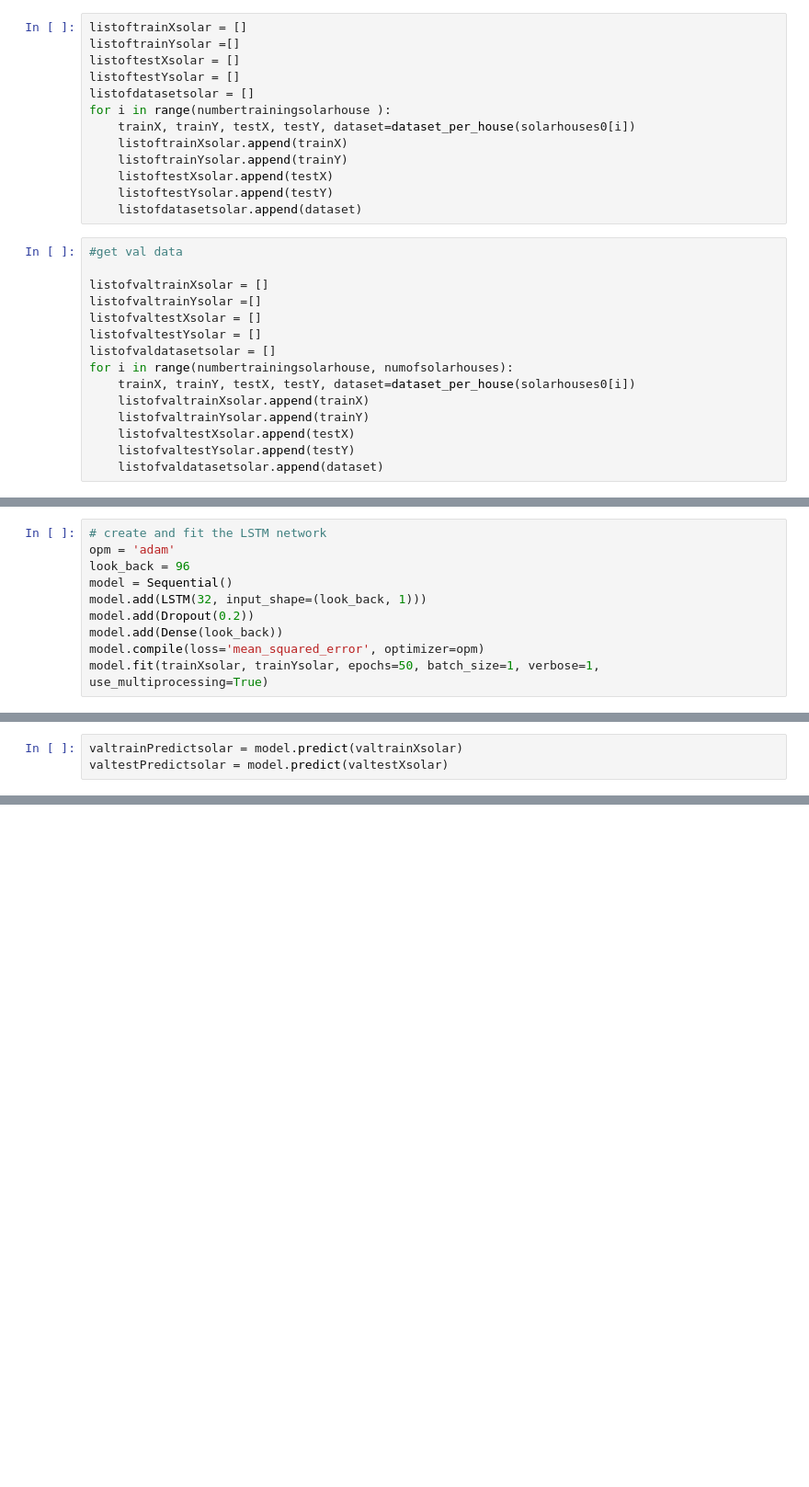
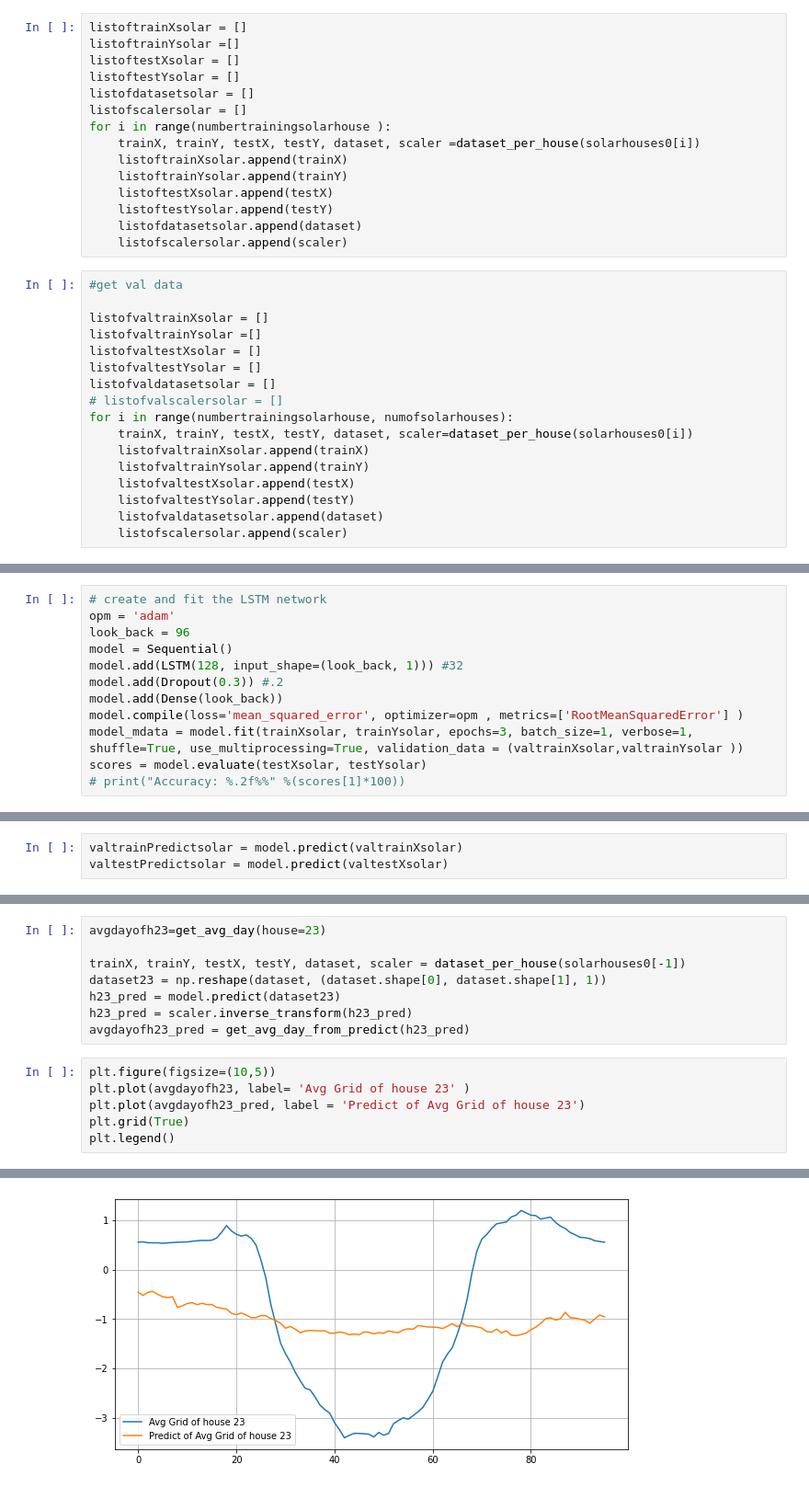
Before and after one commit to Natemen96/ECEMasterProject, a Jupyter notebook: notebooks/LSTM_per_cluster.ipynb, the cells around one changed output, grey strips where cells are left out. Shown at 92% size. Cells and saved outputs as stored; diff of their text form; blank space fills up the shorter version.

Commit message:
Uploaded Better Solar model and LSTM notebook for Solar Houses

```diff
--- a/notebooks/LSTM_per_cluster.ipynb
+++ b/notebooks/LSTM_per_cluster.ipynb
@@ -135,13 +160,15 @@ listoftrainYsolar =[]
 listoftestXsolar = []
 listoftestYsolar = []
 listofdatasetsolar = []
+listofscalersolar = []
 for i in range(numbertrainingsolarhouse ):
-    trainX, trainY, testX, testY, dataset=dataset_per_house(solarhouses0[i])
+    trainX, trainY, testX, testY, dataset, scaler =dataset_per_house(solarhouses0[i])
     listoftrainXsolar.append(trainX)
     listoftrainYsolar.append(trainY)
     listoftestXsolar.append(testX)
     listoftestYsolar.append(testY)
     listofdatasetsolar.append(dataset)
+    listofscalersolar.append(scaler)
 # %%
 #get val data
 
@@ -150,12 +177,14 @@ listofvaltrainYsolar =[]
 listofvaltestXsolar = []
 listofvaltestYsolar = []
 listofvaldatasetsolar = []
+# listofvalscalersolar = []
 for i in range(numbertrainingsolarhouse, numofsolarhouses):
-    trainX, trainY, testX, testY, dataset=dataset_per_house(solarhouses0[i])
+    trainX, trainY, testX, testY, dataset, scaler=dataset_per_house(solarhouses0[i])
     listofvaltrainXsolar.append(trainX)
     listofvaltrainYsolar.append(trainY)
     listofvaltestXsolar.append(testX)
     listofvaltestYsolar.append(testY)
     listofvaldatasetsolar.append(dataset)
+    listofscalersolar.append(scaler)
 # %%
 trainY.shape
@@ -223,9 +271,11 @@ datasetsolar.shape
 opm = 'adam'
 look_back = 96
 model = Sequential()
-model.add(LSTM(32, input_shape=(look_back, 1)))
-model.add(Dropout(0.2))
+model.add(LSTM(128, input_shape=(look_back, 1))) #32
+model.add(Dropout(0.3)) #.2
 model.add(Dense(look_back))
-model.compile(loss='mean_squared_error', optimizer=opm)
-model.fit(trainXsolar, trainYsolar, epochs=50, batch_size=1, verbose=1, use_multiprocessing=True)
+model.compile(loss='mean_squared_error', optimizer=opm , metrics=['RootMeanSquaredError'] )
+model_mdata = model.fit(trainXsolar, trainYsolar, epochs=3, batch_size=1, verbose=1, shuffle=True, use_multiprocessing=True, validation_data = (valtrainXsolar,valtrainYsolar ))
+scores = model.evaluate(testXsolar, testYsolar)
+# print("Accuracy: %.2f%%" %(scores[1]*100))
 # %% [output]
@@ -276,0 +427,15 @@ model.save(f'../models/LSTM_solar/solar_house_model_{testscore}_{opm}.h5')
+# %%
+avgdayofh23=get_avg_day(house=23)
+
+trainX, trainY, testX, testY, dataset, scaler = dataset_per_house(solarhouses0[-1])
+dataset23 = np.reshape(dataset, (dataset.shape[0], dataset.shape[1], 1))
+h23_pred = model.predict(dataset23)
+h23_pred = scaler.inverse_transform(h23_pred)
+avgdayofh23_pred = get_avg_day_from_predict(h23_pred)
+# %%
+plt.figure(figsize=(10,5))
+plt.plot(avgdayofh23, label= 'Avg Grid of house 23' )
+plt.plot(avgdayofh23_pred, label = 'Predict of Avg Grid of house 23')
+plt.grid(True)
+plt.legend()
+# %% [output]
@@ -276,0 +443 @@ model.save(f'../models/LSTM_solar/solar_house_model_{testscore}_{opm}.h5')
+[figure, added]
```
Also changed, not shown: parts of 28 cells of this notebook, 2 other files.
